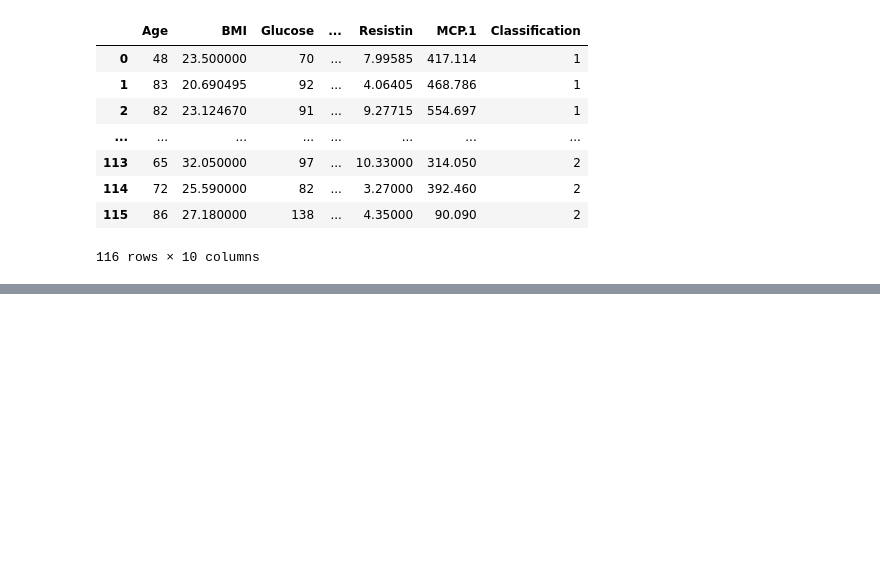
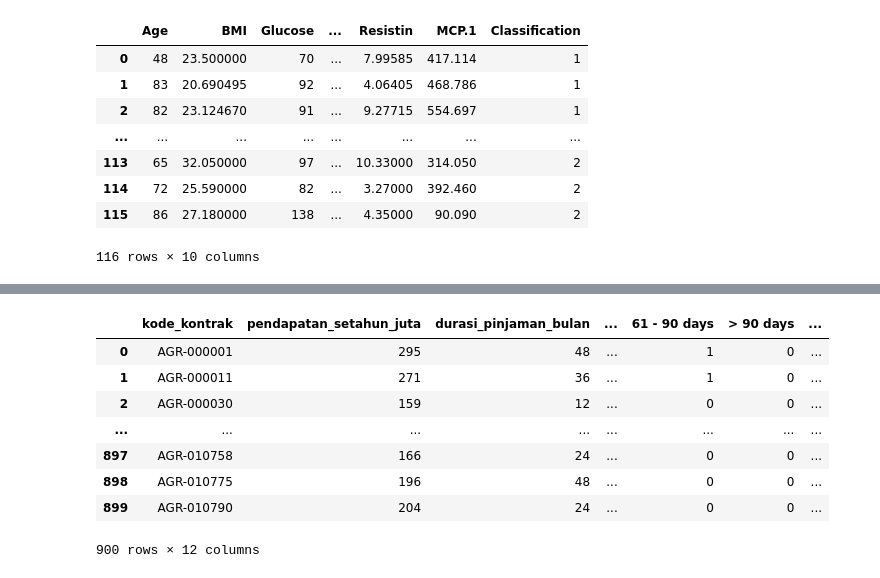
Before and after one commit to AchMaulidWahyudi/datamining, a Jupyter notebook: _sources/notebooks.ipynb, the cells around one changed output, grey strips where cells are left out. Drawn from its saved outputs; the diff is of its cells as text; code cells hidden in the pictures; blank space fills up the shorter version.

```diff
--- a/_sources/notebooks.ipynb
+++ b/_sources/notebooks.ipynb
@@ -1310,0 +1359,3 @@ plt.show()
+# %%
+df_kpr_aktif=pd.get_dummies(df['kpr_aktif'])
+df_kpr_aktif
@@ -1310,0 +1372,3 @@ plt.show()
+# %%
+df_new = pd.concat([df_without_column_for_convert, df_kpr_aktif,df_ratarata], axis=1)
+df_new.head()
@@ -1310,0 +1383,3 @@ plt.show()
+# %%
+df_risk_rating = pd.DataFrame(df, columns = ['risk_rating'])
+df_risk_rating.head()
@@ -1310,0 +1393,15 @@ plt.show()
+# %%
+df_without_risk_rating=df_new.drop(['risk_rating'], axis=1)
+# %%
+df_new2 = pd.concat([df_without_risk_rating,df_risk_rating], axis=1)
+df_new2
+# %% [output]
+|  | kode_kontrak | pendapatan_setahun_juta | durasi_pinjaman_bulan | ... | 61 - 90 days | > 90 days | ... |
+| 0 | AGR-000001 | 295 | 48 | ... | 1 | 0 | ... |
+| 1 | AGR-000011 | 271 | 36 | ... | 1 | 0 | ... |
+| 2 | AGR-000030 | 159 | 12 | ... | 0 | 0 | ... |
+| ... | ... | ... | ... | ... | ... | ... | ... |
+| 897 | AGR-010758 | 166 | 24 | ... | 0 | 0 | ... |
+| 898 | AGR-010775 | 196 | 48 | ... | 0 | 0 | ... |
+| 899 | AGR-010790 | 204 | 24 | ... | 0 | 0 | ... |
+900 rows × 12 columns
```
Also changed, not shown: parts of 20 cells of this notebook, 11 other files.
